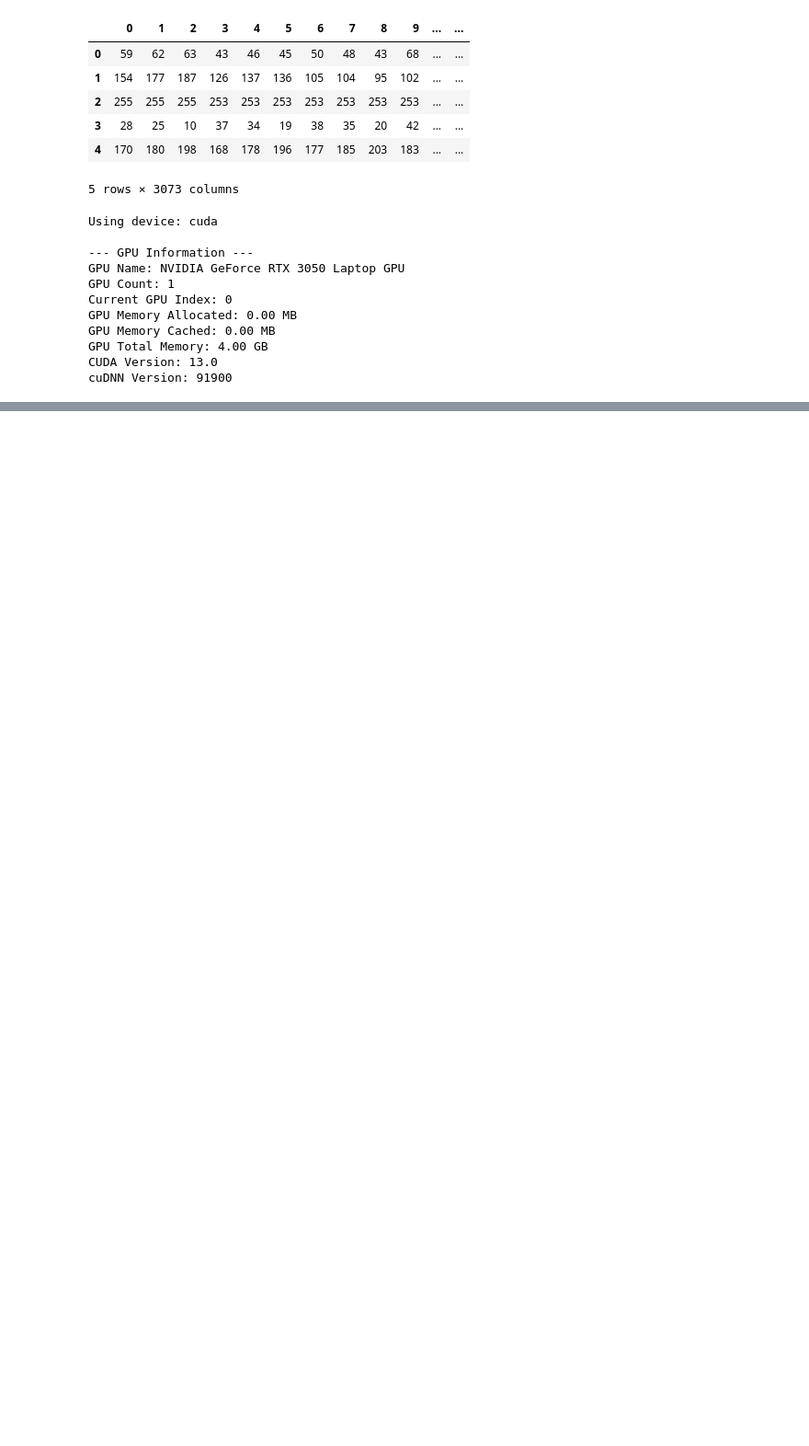
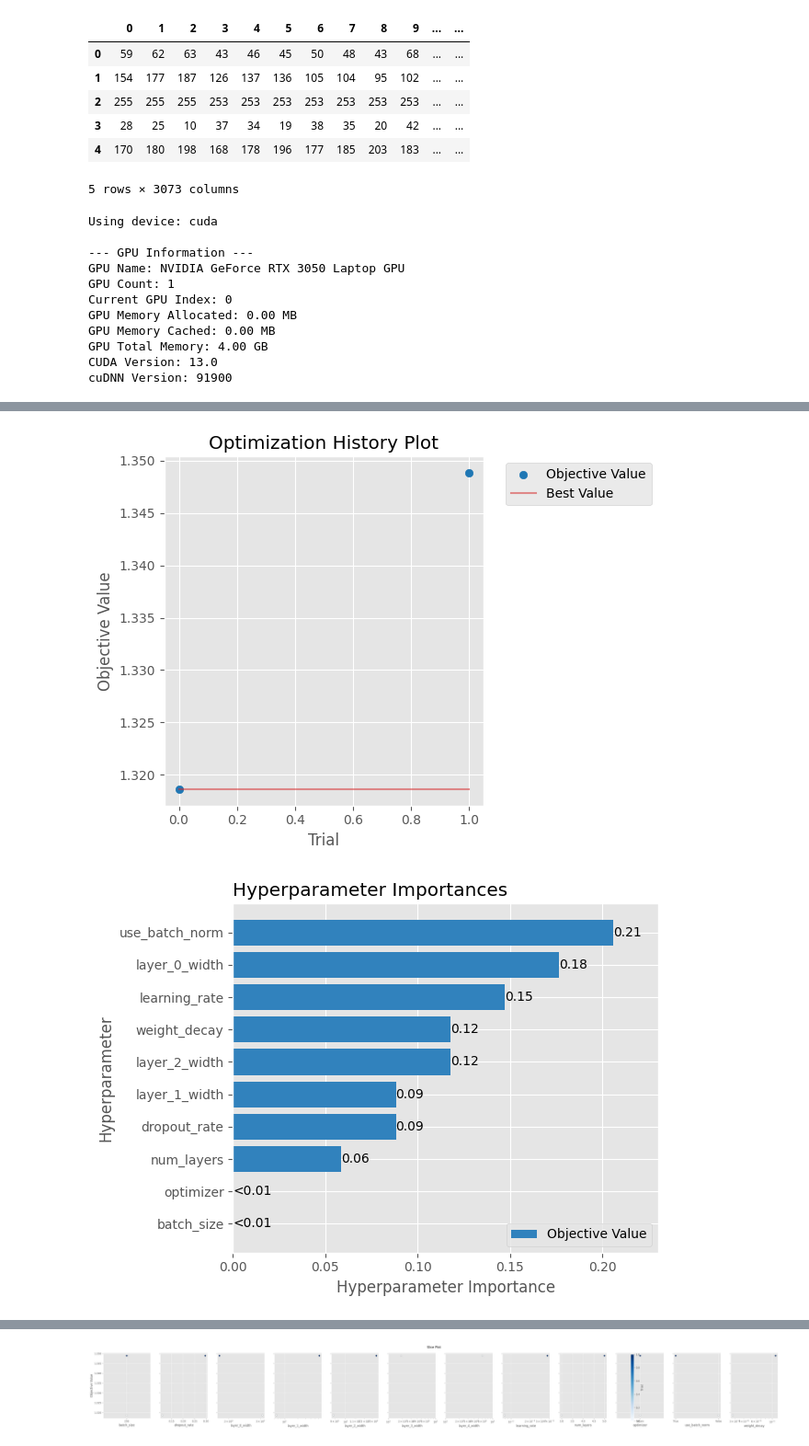
Before and after one commit to ilyavyakovlev/nebius_ai_performance_engineering, a Jupyter notebook: LLM_homework_2/homework_CIFAR10_part2.ipynb, the cells around one changed output, grey strips where cells are left out. Shown at 92% size. Drawn from its saved outputs; the diff is of its cells as text; code cells hidden in the pictures; blank space fills up the shorter version.

```diff
--- a/LLM_homework_2/homework_CIFAR10_part2.ipynb
+++ b/LLM_homework_2/homework_CIFAR10_part2.ipynb
@@ -496 +503,34 @@ OPTUNA BEST TRIAL
 ============================================================
+# %%
+# ============================================================
+# Optuna Visualization
+# ============================================================
+from optuna.visualization.matplotlib import (
+    plot_optimization_history,
+    plot_param_importances,
+    plot_parallel_coordinate,
+    plot_slice,
+)
+
+# Optimization history
+fig = plot_optimization_history(study)
+plt.tight_layout()
+plt.show()
+
+# Hyperparameter importances
+fig = plot_param_importances(study)
+plt.tight_layout()
+plt.show()
+
+# Parallel coordinate plot
+fig = plot_parallel_coordinate(study)
+plt.tight_layout()
+plt.show()
+
+# Slice plot
+fig = plot_slice(study)
+plt.tight_layout()
+plt.show()
+# %% [output]
+[figure, added]
+[figure, added]
@@ -496,0 +538 @@ OPTUNA BEST TRIAL
+[figure, added]
```
Also changed, not shown: parts of 2 cells of this notebook, 1 other file.
